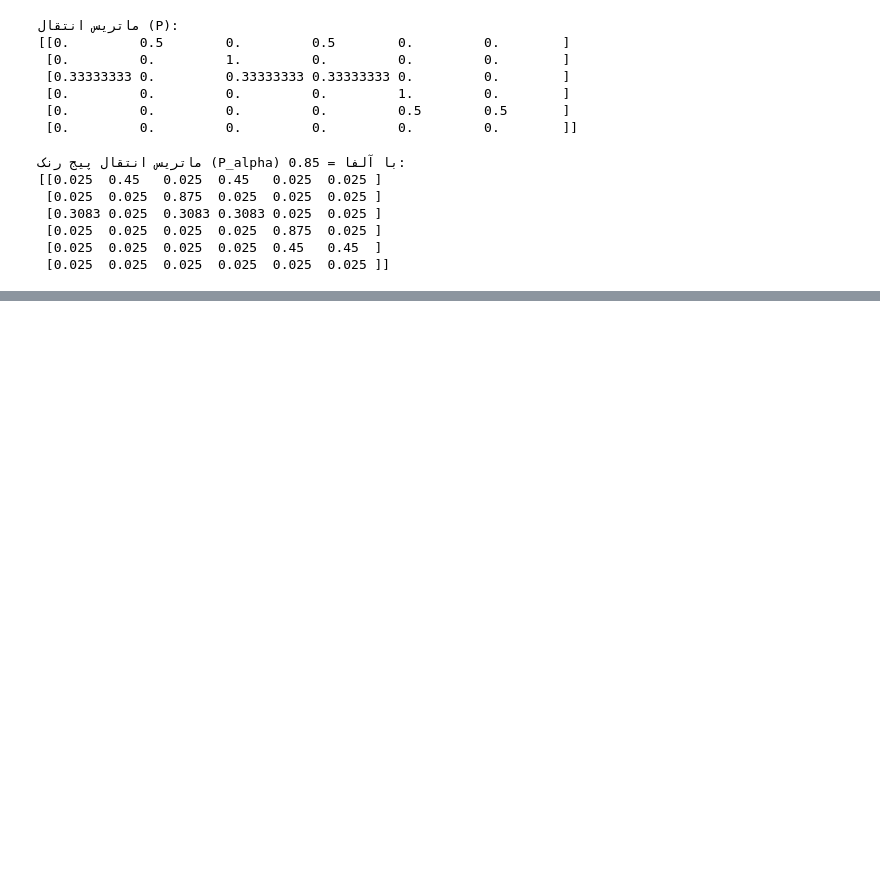
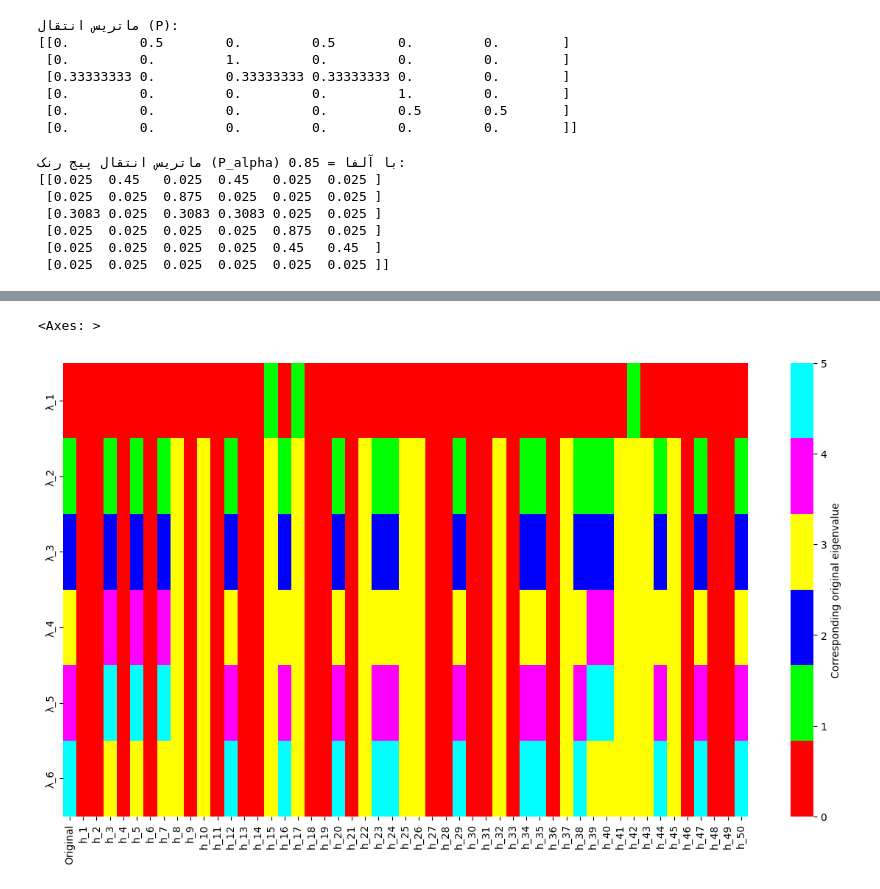
Before and after one commit to AzamChatrAzar/project1, a Jupyter notebook: Graph1.ipynb, the cells around one changed output, grey strips where cells are left out. Saved outputs shown, nothing was run; the diff lists cells and outputs as text; code cells hidden in the pictures; blank space fills up the shorter version.

```diff
--- a/Graph1.ipynb
+++ b/Graph1.ipynb
@@ -176,0 +197,40 @@ Max deviation: 2.2442
+# %%
+# 4. Compute eigenvalues for all polynomials
+all_eigenvalues = []
+for coeffs in polynomials:
+    # Create the polynomial matrix h(P)
+    hP = sum(c * np.linalg.matrix_power(P_alpha, p)
+             for p, c in enumerate(coeffs) if c != 0)
+    evals, _ = eig(hP)
+    all_eigenvalues.append(np.sort(evals)[::-1])  # Sort in descending order
+# %%
+# 5. Create color palette for each original eigenvalue
+colors = ['#FF0000', '#00FF00', '#0000FF', '#FFFF00', '#FF00FF', '#00FFFF']  # Red, Green, Blue, Yellow, Purple, Cyan
+cmap = ListedColormap(colors)
+
+# 6. Prepare data for heatmap
+data = np.zeros((6, len(polynomials)+1))  # 6 eigenvalues × (20 polynomials + 1 original)
+
+# First column: original eigenvalues
+data[:, 0] = np.arange(6)  # Each eigenvalue gets a unique number
+
+# Remaining columns: match to closest original eigenvalue
+for i, evals in enumerate(all_eigenvalues, 1):
+    for j, eval_new in enumerate(evals):
+        # Find the closest original eigenvalue
+        closest_idx = np.argmin(np.abs(eval_new - original_evals_sorted))
+        data[j, i] = closest_idx
+# %%
+# 7. Plot heatmap
+plt.figure(figsize=(15, 8))
+sns.heatmap(
+    data,
+    cmap=cmap,
+    annot=False,
+    yticklabels=[f"λ_{i+1}" for i in range(6)],
+    xticklabels=["Original"] + [f"h_{i+1}" for i in range(len(polynomials))],
+    cbar_kws={'label': 'Corresponding original eigenvalue'}
+)
+# %% [output]
+<Axes: >
+[figure, added]
```
Also changed, not shown: parts of 7 cells of this notebook.
